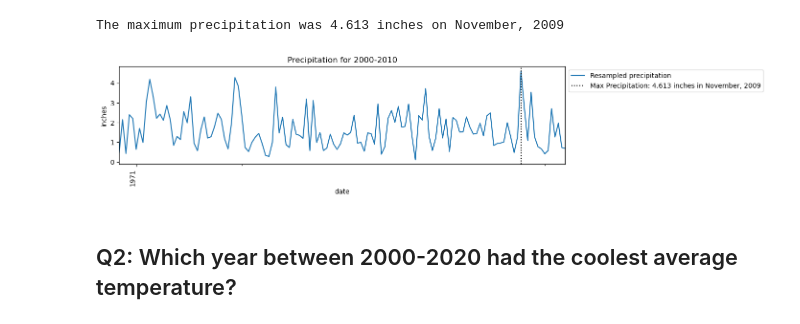
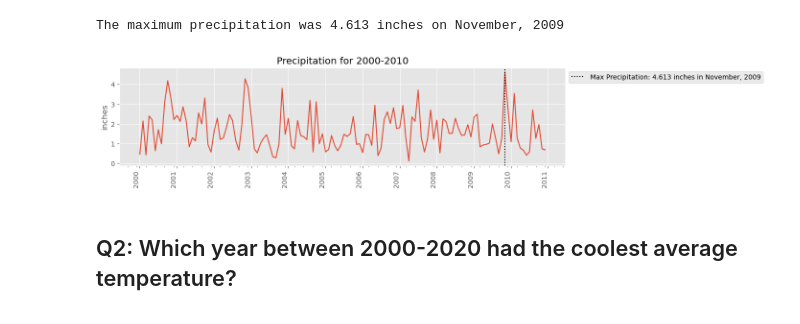
Before and after one commit to sheha919/data_visualization, a Jupyter notebook: Resampling Datetime Data.ipynb, the cells around one changed output. Cells and saved outputs as stored; diff of their text form; code cells hidden in the pictures.

```diff
--- a/Resampling Datetime Data.ipynb
+++ b/Resampling Datetime Data.ipynb
@@ -4,10 +4,15 @@
 import datetime as dt
 import pandas as pd
 import matplotlib.pyplot as plt
+import matplotlib as mpl
 
 #import tick customization tools
 import matplotlib.ticker as mticks
 import matplotlib.dates as mdates
+
+
+plt.rcParams['figure.figsize']=(12,3)
+plt.style.use(['ggplot'])
 # %% [markdown]
 # Load Data
 # %%
@@ -194,28 +199,31 @@ The maximum precipitation was 4.613 inches on November, 2009
 # %%
 #plot data
 fig, ax = plt.subplots(figsize=(12,3))
-prec_MS.plot(ax=ax)
+
+ax.plot(prec_MS)
+
 ax.set(title = "Precipitation for 2000-2010", ylabel = 'inches')
-
+#max precipitation
+ax.axvline(prec_MS.idxmax(), color = 'black', ls = ':',
+           label = f"Max Precipitation: {prec_MS.max():.3f} inches in {prec_MS.idxmax().strftime('%B, %Y')}")
+ax.legend(bbox_to_anchor=[1,1])
 #customize major ticks
 loc_year = mdates.YearLocator()
 fmt_year = mdates.DateFormatter('%Y')
 
 ax.xaxis.set_major_locator(loc_year)
 ax.xaxis.set_major_formatter(fmt_year)
 
 #Customize the minor xaxis ticks
 loc_month = mdates.MonthLocator(interval=3)
+
+
 ax.xaxis.set_minor_locator(loc_month)
 
-#max precipitation
-ax.axvline(prec_MS.idxmax(), color = 'black', ls = ':',
-           label = f"Max Precipitation: {prec_MS.max():.3f} inches in {prec_MS.idxmax().strftime('%B, %Y')}")
-ax.legend(bbox_to_anchor=[1,1])
 
 fig.autofmt_xdate(which = 'major', rotation = 90)
 # %% [output]
-[figure, old version]
+[figure, new version]
 # %% [markdown]
 ## Q2: Which year between 2000-2020 had the coolest average temperature?
 # %%
```
Also changed, not shown: parts of 3 cells of this notebook, 2 other files.
